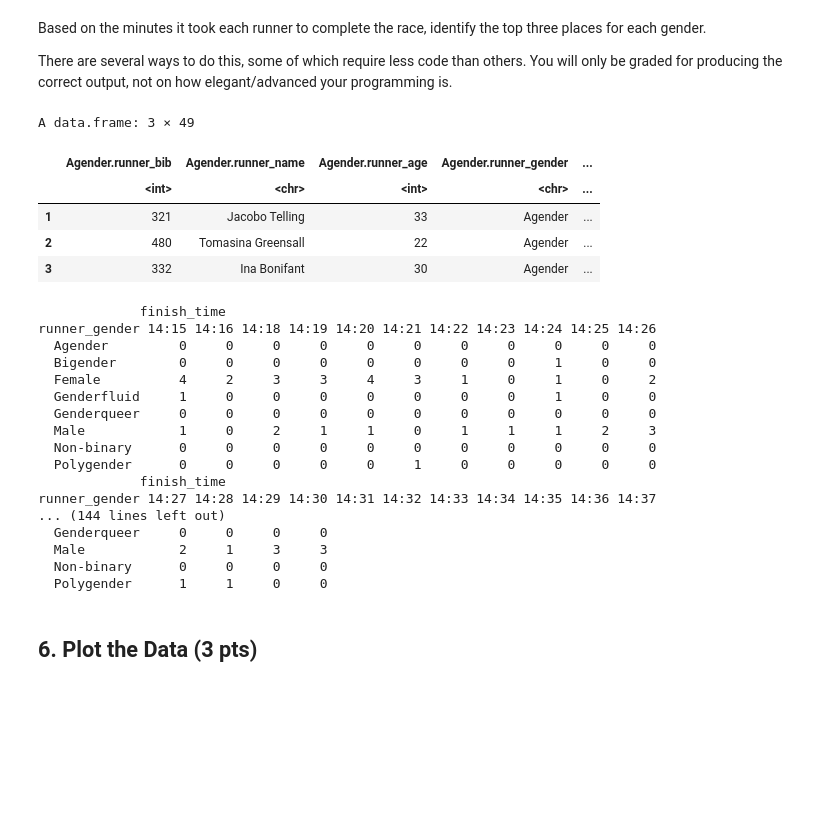
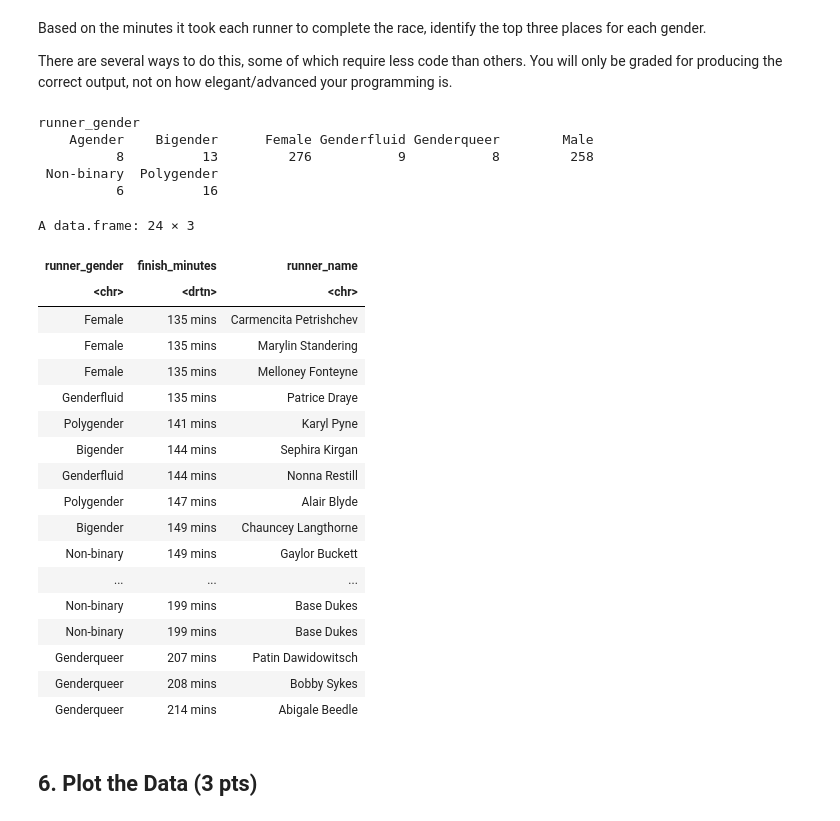
Before and after one commit to cann-emma/DS1002-zgb8ts, a Jupyter notebook: labs/lab2/lab2-race-results.ipynb, the cells around one changed output. Drawn from its saved outputs; the diff is of its cells as text; code cells hidden in the pictures; blank space fills up the shorter version.

```diff
--- a/labs/lab2/lab2-race-results.ipynb
+++ b/labs/lab2/lab2-race-results.ipynb
@@ -198,4 +181,14 @@ A data.frame: 6 × 7
 Based on the minutes it took each runner to complete the race, identify the top three places for each gender.
 
 There are several ways to do this, some of which require less code than others. You will only be graded for producing the correct output, not on how elegant/advanced your programming is.
+# %%
+# What types of Gender are in the data set
+run<- race2%>%select(runner_gender)%>%table()
+run
+# %% [output]
+runner_gender
+    Agender    Bigender      Female Genderfluid Genderqueer        Male
+          8          13         276           9           8         258
+ Non-binary  Polygender
+          6          16
 # %%
@@ -215,39 +208,34 @@ Male= race3%>%filter(runner_gender== "Male")%>%arrange(finish_minutes)
 headF<- head(Male, 3)
 Polygender= race3%>%filter(runner_gender== "Polygender")%>%arrange(finish_minutes)
 headG<- head(Polygender,3)
+NonBinary= race3%>%filter(runner_gender== "Non-binary")%>%arrange(finish_minutes)
+headF<- head(NonBinary,3)
-# %%
-# Non-Binary missing
-mins_gender<- data.frame(Agender= headA, headB, headC, headD, headE, headF, headG)
-mins_gender
-# %% [output]
-A data.frame: 3 × 49
-|  | Agender.runner_bib | Agender.runner_name | Agender.runner_age | Agender.runner_gender | ... |
-|  | <int> | <chr> | <int> | <chr> | ... |
-| 1 | 321 | Jacobo Telling | 33 | Agender | ... |
-| 2 | 480 | Tomasina Greensall | 22 | Agender | ... |
-| 3 | 332 | Ina Bonifant | 30 | Agender | ... |
-# %%
-run<- race2%>%select(runner_gender,finish_time)%>%arrange(finish_time)
-run2<- run%>%group_by(runner_gender)%>%table()
-run2
-# %% [output]
-             finish_time
-runner_gender 14:15 14:16 14:18 14:19 14:20 14:21 14:22 14:23 14:24 14:25 14:26
-  Agender         0     0     0     0     0     0     0     0     0     0     0
-  Bigender        0     0     0     0     0     0     0     0     1     0     0
-  Female          4     2     3     3     4     3     1     0     1     0     2
-  Genderfluid     1     0     0     0     0     0     0     0     1     0     0
-  Genderqueer     0     0     0     0     0     0     0     0     0     0     0
-  Male            1     0     2     1     1     0     1     1     1     2     3
-  Non-binary      0     0     0     0     0     0     0     0     0     0     0
-  Polygender      0     0     0     0     0     1     0     0     0     0     0
-             finish_time
-runner_gender 14:27 14:28 14:29 14:30 14:31 14:32 14:33 14:34 14:35 14:36 14:37
-... (144 lines left out)
-  Genderqueer     0     0     0     0
-  Male            2     1     3     3
-  Non-binary      0     0     0     0
-  Polygender      1     1     0     0
+# %%
+# Combine Top 3 runners by gender into a dataset
+mins_gender<- data.frame(runner_gender= c(headA$runner_gender, headB$runner_gender, headC$runner_gender, headD$runner_gender, headE$runner_gender, headF$runner_gender, headG$runner_gender, headF$runner_gender),
+finish_minutes= c(headA$finish_minutes, headB$finish_minutes, headC$finish_minutes, headD$finish_minutes, headE$finish_minutes, headF$finish_minutes, headG$finish_minutes, headF$finish_minutes),
+runner_name= c(headA$runner_name, headB$runner_name, headC$runner_name, headD$runner_name, headE$runner_name, headF$runner_name, headG$runner_name, headF$runner_name))
+mins_gender%>%arrange(finish_minutes)
+# %% [output]
+A data.frame: 24 × 3
+| runner_gender | finish_minutes | runner_name |
+| <chr> | <drtn> | <chr> |
+| Female | 135 mins | Carmencita Petrishchev |
+| Female | 135 mins | Marylin Standering |
+| Female | 135 mins | Melloney Fonteyne |
+| Genderfluid | 135 mins | Patrice Draye |
+| Polygender | 141 mins | Karyl Pyne |
+| Bigender | 144 mins | Sephira Kirgan |
+| Genderfluid | 144 mins | Nonna Restill |
+| Polygender | 147 mins | Alair Blyde |
+| Bigender | 149 mins | Chauncey Langthorne |
+| Non-binary | 149 mins | Gaylor Buckett |
+| ... | ... | ... |
+| Non-binary | 199 mins | Base Dukes |
+| Non-binary | 199 mins | Base Dukes |
+| Genderqueer | 207 mins | Patin Dawidowitsch |
+| Genderqueer | 208 mins | Bobby Sykes |
+| Genderqueer | 214 mins | Abigale Beedle |
 # %% [markdown]
 ## 6. Plot the Data (3 pts)
 # %% [markdown]
```
Also changed, not shown: parts of 10 cells of this notebook.
